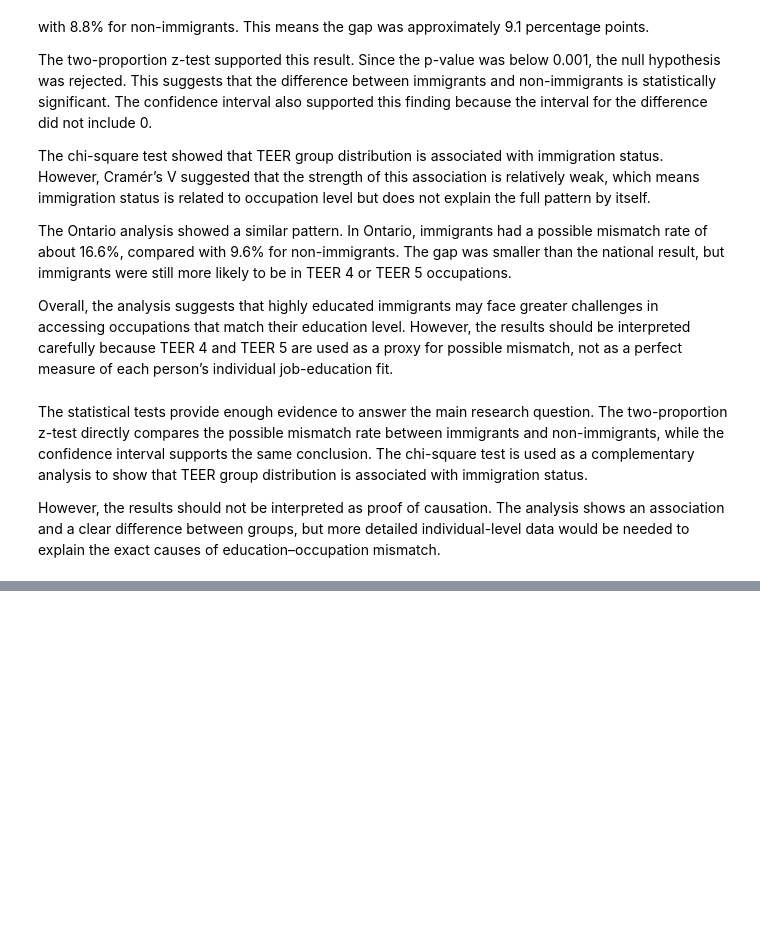
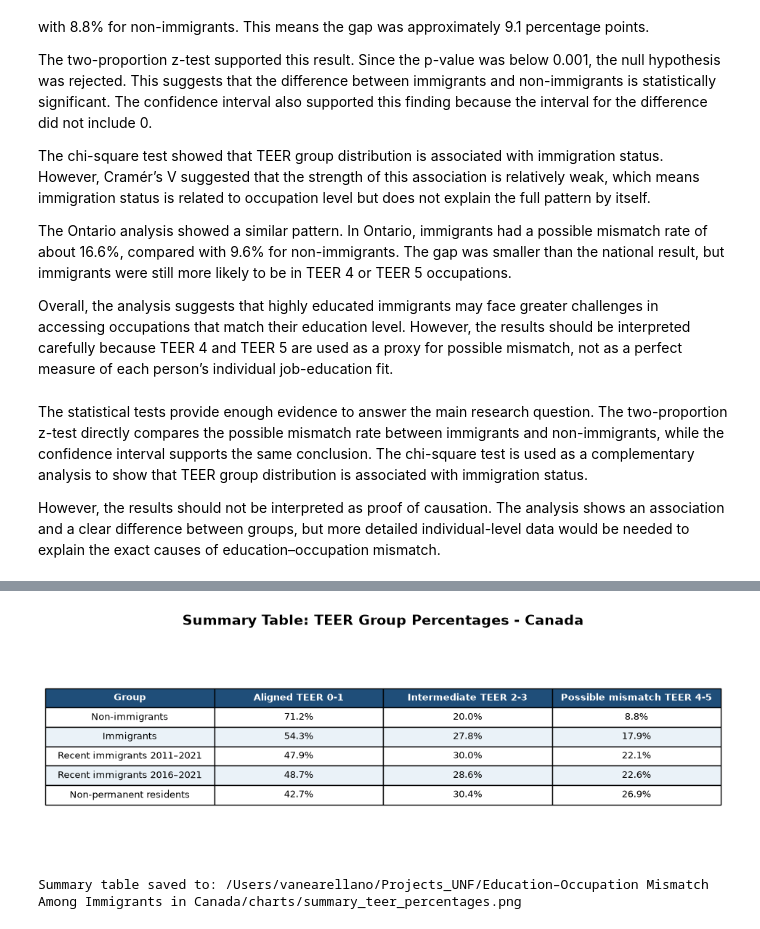
Before and after one commit to vanessaarellanomacedo-pixel/education-occupation-mismatch-canada, a Jupyter notebook: education_occupation_mismatch_analysis.ipynb, the cells around one changed output, grey strips where cells are left out. Drawn from its saved outputs; the diff is of its cells as text; code cells hidden in the pictures; blank space fills up the shorter version.

```diff
--- a/education_occupation_mismatch_analysis.ipynb
+++ b/education_occupation_mismatch_analysis.ipynb
@@ -8,6 +8,7 @@ The analysis uses TEER occupation categories and focuses on individuals with a b
 from pathlib import Path
 import pandas as pd
 import matplotlib.pyplot as plt
+from pandas.api.types import is_string_dtype
 
 project_dir = Path("/Users/vanearellano/Projects_UNF/Education–Occupation Mismatch Among Immigrants in Canada")
 file_path = project_dir / "immigrant_education_occupation_subset.xlsx"
@@ -27,7 +28,7 @@ df.columns = df.columns.astype(str).str.strip()
 df = df.dropna(how="all")
 
 # Clean text encoding issues
-text_columns = df.select_dtypes(include="object").columns
+text_columns = [col for col in df.columns if is_string_dtype(df[col])]
 
 for col in text_columns:
     df[col] = (
@@ -46,5 +47,8 @@ df["Value"] = pd.to_numeric(
     df["Value"].astype(str).str.replace(",", ""),
     errors="coerce"
 )
+
+print("Rows and columns:", df.shape)
+print(df.columns)
 # %% [output]
 File exists: True
@@ -1573,0 +1479,44 @@ However, the results should not be interpreted as proof of causation. The analys
+# %%
+# Save summary table as an image for GitHub
+
+charts_dir = project_dir / "charts"
+charts_dir.mkdir(exist_ok=True)
+
+summary_display = summary_canada.copy()
+
+summary_display["Aligned TEER 0-1"] = summary_display["Aligned TEER 0-1"].map(lambda x: f"{x:.1f}%")
+summary_display["Intermediate TEER 2-3"] = summary_display["Intermediate TEER 2-3"].map(lambda x: f"{x:.1f}%")
+summary_display["Possible mismatch TEER 4-5"] = summary_display["Possible mismatch TEER 4-5"].map(lambda x: f"{x:.1f}%")
+
+fig, ax = plt.subplots(figsize=(12, 3.8))
+ax.axis("off")
+
+table = ax.table(
+    cellText=summary_display.values,
+    colLabels=summary_display.columns,
+    cellLoc="center",
+    colLoc="center",
+    loc="center"
+)
+
+table.auto_set_font_size(False)
+table.set_fontsize(9)
+table.scale(1, 1.6)
+
+for (row, col), cell in table.get_celld().items():
+    if row == 0:
+        cell.set_facecolor("#1F4E79")
+        cell.set_text_props(color="white", weight="bold")
+    else:
+        cell.set_facecolor("#EAF2F8" if row % 2 == 0 else "#FFFFFF")
+
+plt.title("Summary Table: TEER Group Percentages - Canada", fontsize=14, fontweight="bold", pad=15)
+
+summary_table_path = charts_dir / "summary_teer_percentages.png"
+plt.savefig(summary_table_path, dpi=300, bbox_inches="tight")
+plt.show()
+
+print("Summary table saved to:", summary_table_path)
+# %% [output]
+[figure, added]
+Summary table saved to: /Users/vanearellano/Projects_UNF/Education–Occupation Mismatch Among Immigrants in Canada/charts/summary_teer_percentages.png
```
Also changed, not shown: parts of 14 cells of this notebook, 3 other files.
